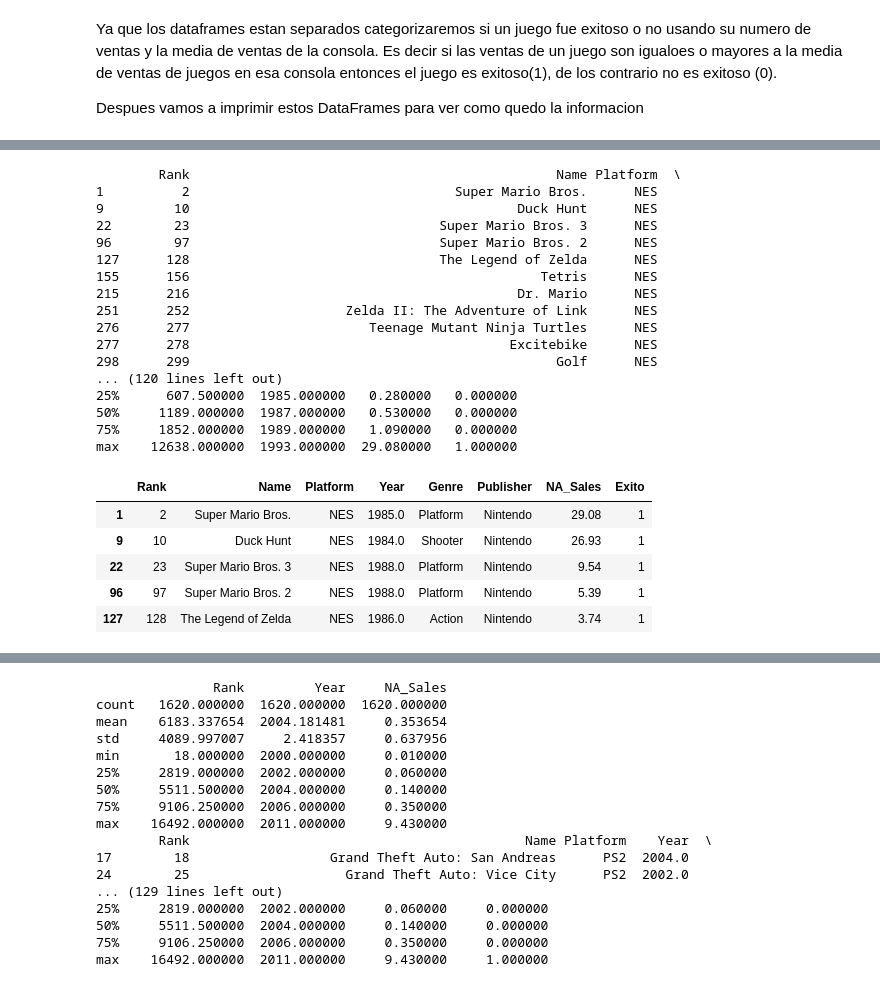
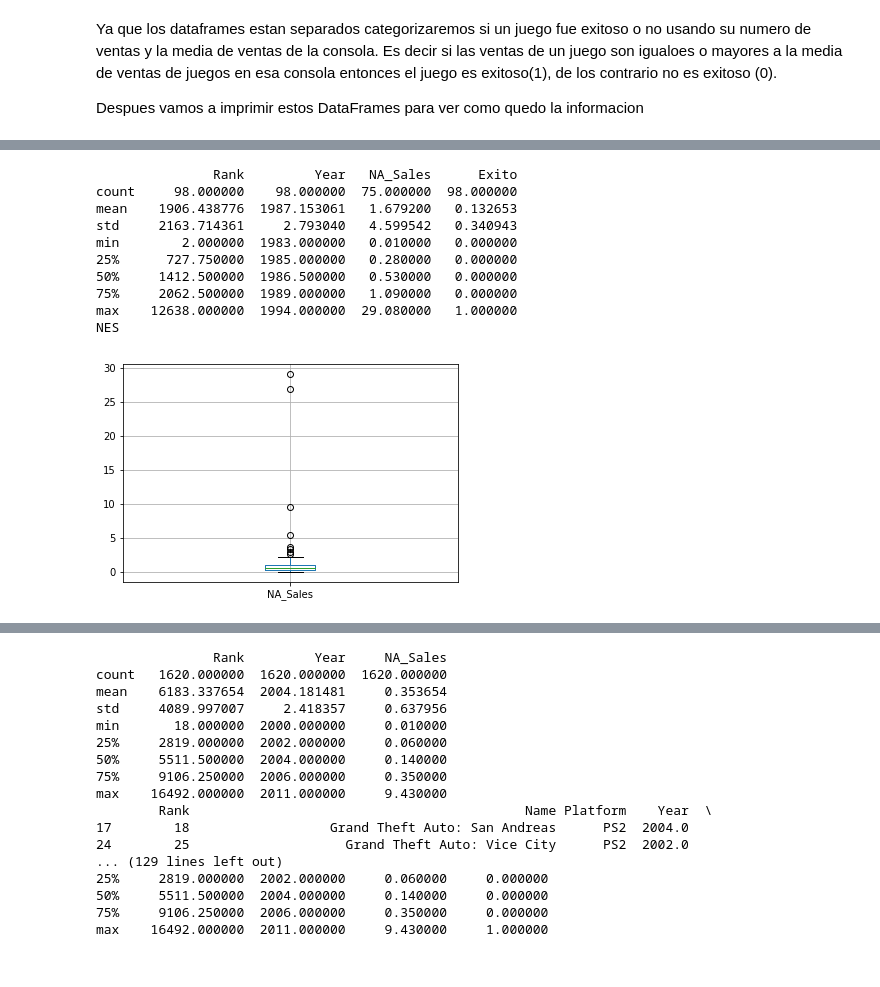
Before and after one commit to JoseCPI/RP, a Jupyter notebook: Limpieza1.ipynb, the cells around one changed output, grey strips where cells are left out. Cells and saved outputs as stored; diff of their text form; code cells hidden in the pictures.

```diff
--- a/Limpieza1.ipynb
+++ b/Limpieza1.ipynb
@@ -236,48 +236,39 @@ max    16576.000000  2015.000000    41.490000     1.000000
 # %%
 #print (df_nes)
 #print (df_nes.describe())
 
 ventas = []
 mean_ventas = df_nes['NA_Sales'].mean()
 for i in df_nes['NA_Sales']:
     if np.isnan(i):
         i = 0
     j = 1
     if i >= mean_ventas:
         j = 1
     else:
         j = 0
     ventas.append(j)
 
 df_nes = df_nes.assign(Exito=ventas)
 
-print (df_nes)
+#print (df_nes)
 print (df_nes.describe())
-df_nes.head()
+#df_nes.head()
+print('NES')
+df_nes.boxplot(column='NA_Sales')
+plt.show()
 # %% [output]
-        Rank                                               Name Platform  \
-1          2                                  Super Mario Bros.      NES
-9         10                                          Duck Hunt      NES
-22        23                                Super Mario Bros. 3      NES
-96        97                                Super Mario Bros. 2      NES
-127      128                                The Legend of Zelda      NES
-155      156                                             Tetris      NES
-215      216                                          Dr. Mario      NES
-251      252                    Zelda II: The Adventure of Link      NES
-276      277                       Teenage Mutant Ninja Turtles      NES
-277      278                                         Excitebike      NES
-298      299                                               Golf      NES
-... (120 lines left out)
-25%      607.500000  1985.000000   0.280000   0.000000
-50%     1189.000000  1987.000000   0.530000   0.000000
-75%     1852.000000  1989.000000   1.090000   0.000000
-max    12638.000000  1993.000000  29.080000   1.000000
+               Rank         Year   NA_Sales      Exito
+count     98.000000    98.000000  75.000000  98.000000
+mean    1906.438776  1987.153061   1.679200   0.132653
+std     2163.714361     2.793040   4.599542   0.340943
+min        2.000000  1983.000000   0.010000   0.000000
+25%      727.750000  1985.000000   0.280000   0.000000
+50%     1412.500000  1986.500000   0.530000   0.000000
+75%     2062.500000  1989.000000   1.090000   0.000000
+max    12638.000000  1994.000000  29.080000   1.000000
+NES
-|  | Rank | Name | Platform | Year | Genre | Publisher | NA_Sales | Exito |
-| 1 | 2 | Super Mario Bros. | NES | 1985.0 | Platform | Nintendo | 29.08 | 1 |
-| 9 | 10 | Duck Hunt | NES | 1984.0 | Shooter | Nintendo | 26.93 | 1 |
-| 22 | 23 | Super Mario Bros. 3 | NES | 1988.0 | Platform | Nintendo | 9.54 | 1 |
-| 96 | 97 | Super Mario Bros. 2 | NES | 1988.0 | Platform | Nintendo | 5.39 | 1 |
-| 127 | 128 | The Legend of Zelda | NES | 1986.0 | Action | Nintendo | 3.74 | 1 |
+[figure, added]
 # %%
 print (df_gb.describe())
 
```
Also changed, not shown: parts of 14 cells of this notebook.
